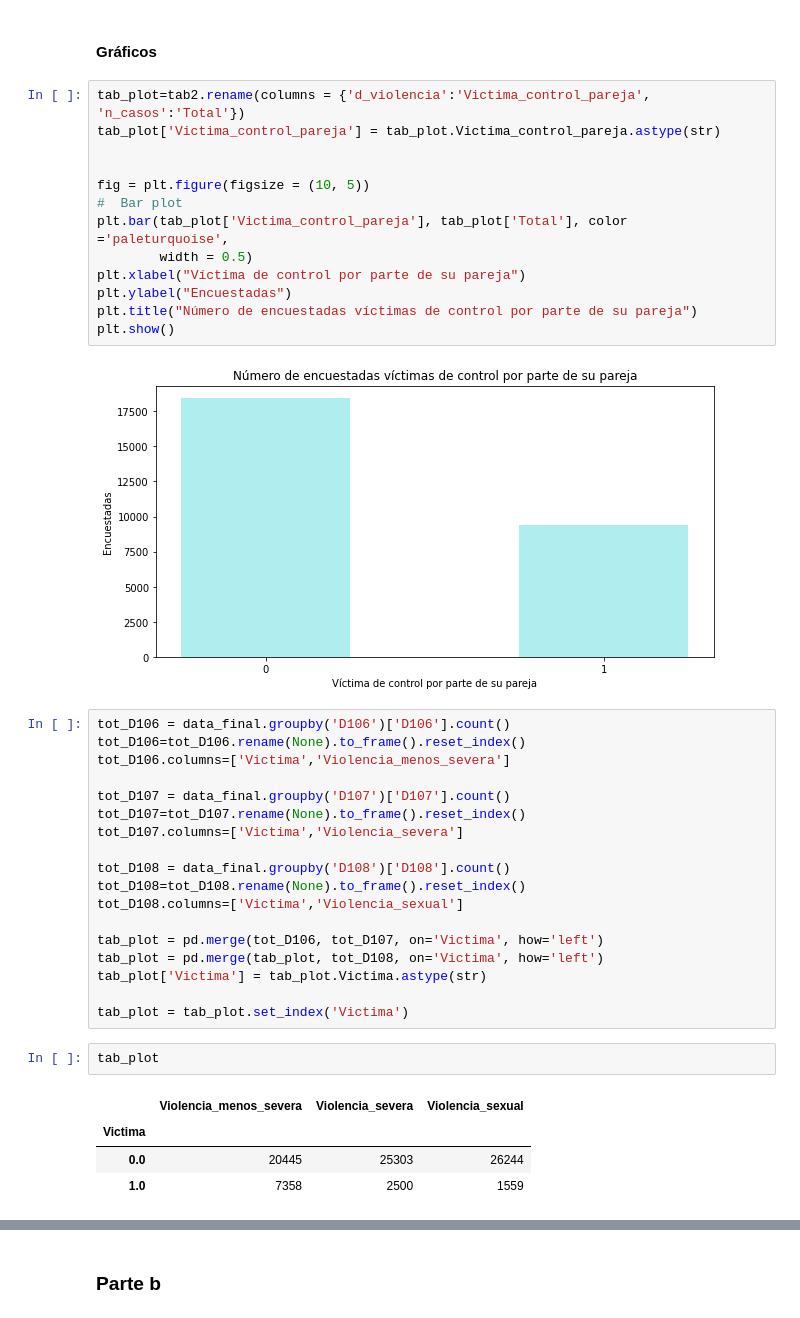
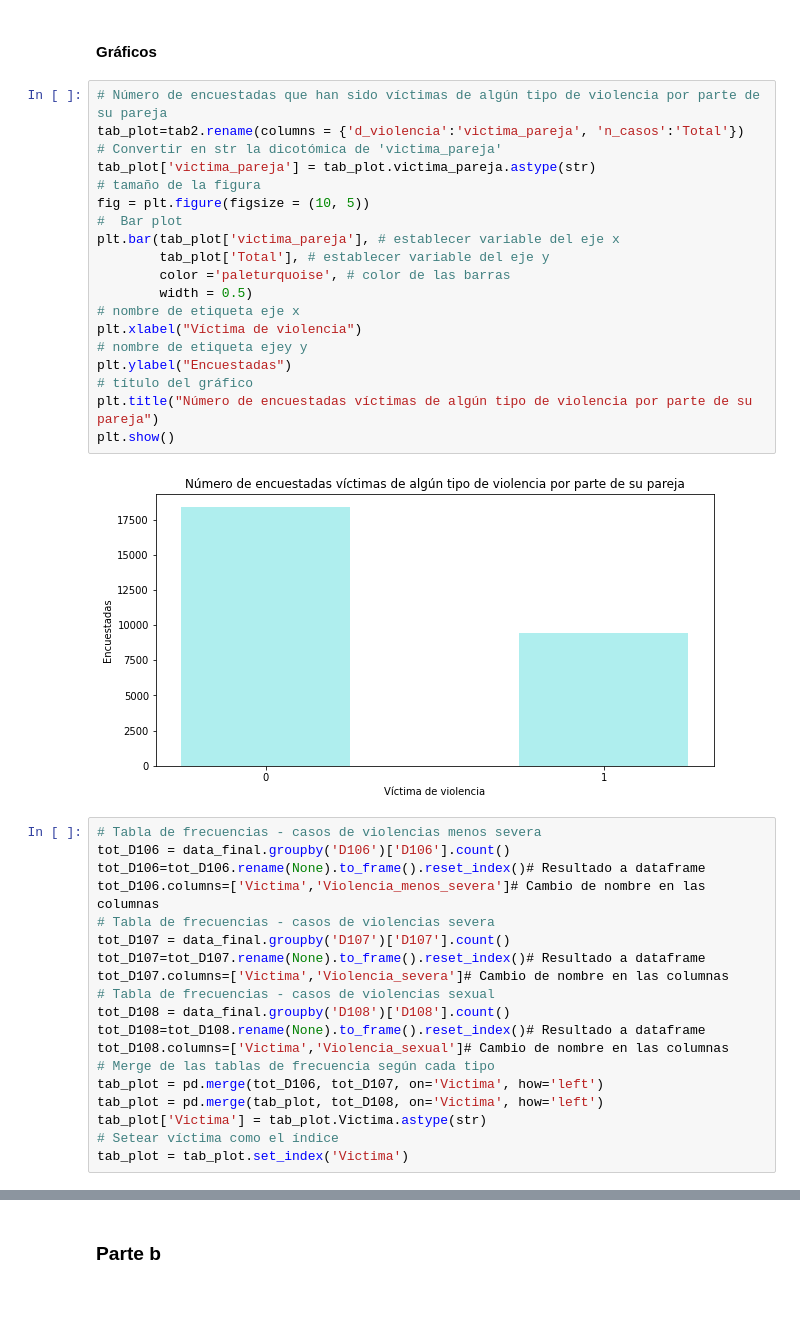
Before and after one commit to SandraMartinezGutierrez/trabajo_final, a Jupyter notebook: trabajo.ipynb, the cells around one changed output, grey strips where cells are left out. Saved outputs shown, nothing was run; the diff lists cells and outputs as text.

```diff
--- a/trabajo.ipynb
+++ b/trabajo.ipynb
@@ -326,43 +298,43 @@ Se encuentra que un 33.84% de las mujeres de la muestra sufren de, al menos, alg
 # %% [markdown]
 #### Gráficos
 # %%
-tab_plot=tab2.rename(columns = {'d_violencia':'Victima_control_pareja', 'n_casos':'Total'})
-tab_plot['Victima_control_pareja'] = tab_plot.Victima_control_pareja.astype(str)
-
-
+# Número de encuestadas que han sido víctimas de algún tipo de violencia por parte de su pareja
+tab_plot=tab2.rename(columns = {'d_violencia':'victima_pareja', 'n_casos':'Total'})
+# Convertir en str la dicotómica de 'victima_pareja'
+tab_plot['victima_pareja'] = tab_plot.victima_pareja.astype(str)
+# tamaño de la figura
 fig = plt.figure(figsize = (10, 5))
 #  Bar plot
-plt.bar(tab_plot['Victima_control_pareja'], tab_plot['Total'], color ='paleturquoise',
+plt.bar(tab_plot['victima_pareja'], # establecer variable del eje x
+        tab_plot['Total'], # establecer variable del eje y
+        color ='paleturquoise', # color de las barras
         width = 0.5)
-plt.xlabel("Víctima de control por parte de su pareja")
+# nombre de etiqueta eje x
+plt.xlabel("Víctima de violencia")
+# nombre de etiqueta ejey y
 plt.ylabel("Encuestadas")
-plt.title("Número de encuestadas víctimas de control por parte de su pareja")
+# título del gráfico
+plt.title("Número de encuestadas víctimas de algún tipo de violencia por parte de su pareja")
 plt.show()
 # %% [output]
-[figure, old version]
+[figure, new version]
 # %%
+# Tabla de frecuencias - casos de violencias menos severa
 tot_D106 = data_final.groupby('D106')['D106'].count()
-tot_D106=tot_D106.rename(None).to_frame().reset_index()
-tot_D106.columns=['Victima','Violencia_menos_severa']
-
+tot_D106=tot_D106.rename(None).to_frame().reset_index()# Resultado a dataframe
+tot_D106.columns=['Victima','Violencia_menos_severa']# Cambio de nombre en las columnas
+# Tabla de frecuencias - casos de violencias severa
 tot_D107 = data_final.groupby('D107')['D107'].count()
-tot_D107=tot_D107.rename(None).to_frame().reset_index()
-tot_D107.columns=['Victima','Violencia_severa']
-
+tot_D107=tot_D107.rename(None).to_frame().reset_index()# Resultado a dataframe
+tot_D107.columns=['Victima','Violencia_severa']# Cambio de nombre en las columnas
+# Tabla de frecuencias - casos de violencias sexual
 tot_D108 = data_final.groupby('D108')['D108'].count()
-tot_D108=tot_D108.rename(None).to_frame().reset_index()
-tot_D108.columns=['Victima','Violencia_sexual']
-
+tot_D108=tot_D108.rename(None).to_frame().reset_index()# Resultado a dataframe
+tot_D108.columns=['Victima','Violencia_sexual']# Cambio de nombre en las columnas
+# Merge de las tablas de frecuencia según cada tipo
 tab_plot = pd.merge(tot_D106, tot_D107, on='Victima', how='left')
 tab_plot = pd.merge(tab_plot, tot_D108, on='Victima', how='left')
 tab_plot['Victima'] = tab_plot.Victima.astype(str)
-
+# Setear víctima como el índice
 tab_plot = tab_plot.set_index('Victima')
-# %%
-tab_plot
-# %% [output]
-|  | Violencia_menos_severa | Violencia_severa | Violencia_sexual |
-| Victima |  |  |  |
-| 0.0 | 20445 | 25303 | 26244 |
-| 1.0 | 7358 | 2500 | 1559 |
 # %%
```
Also changed, not shown: parts of 20 cells of this notebook.
